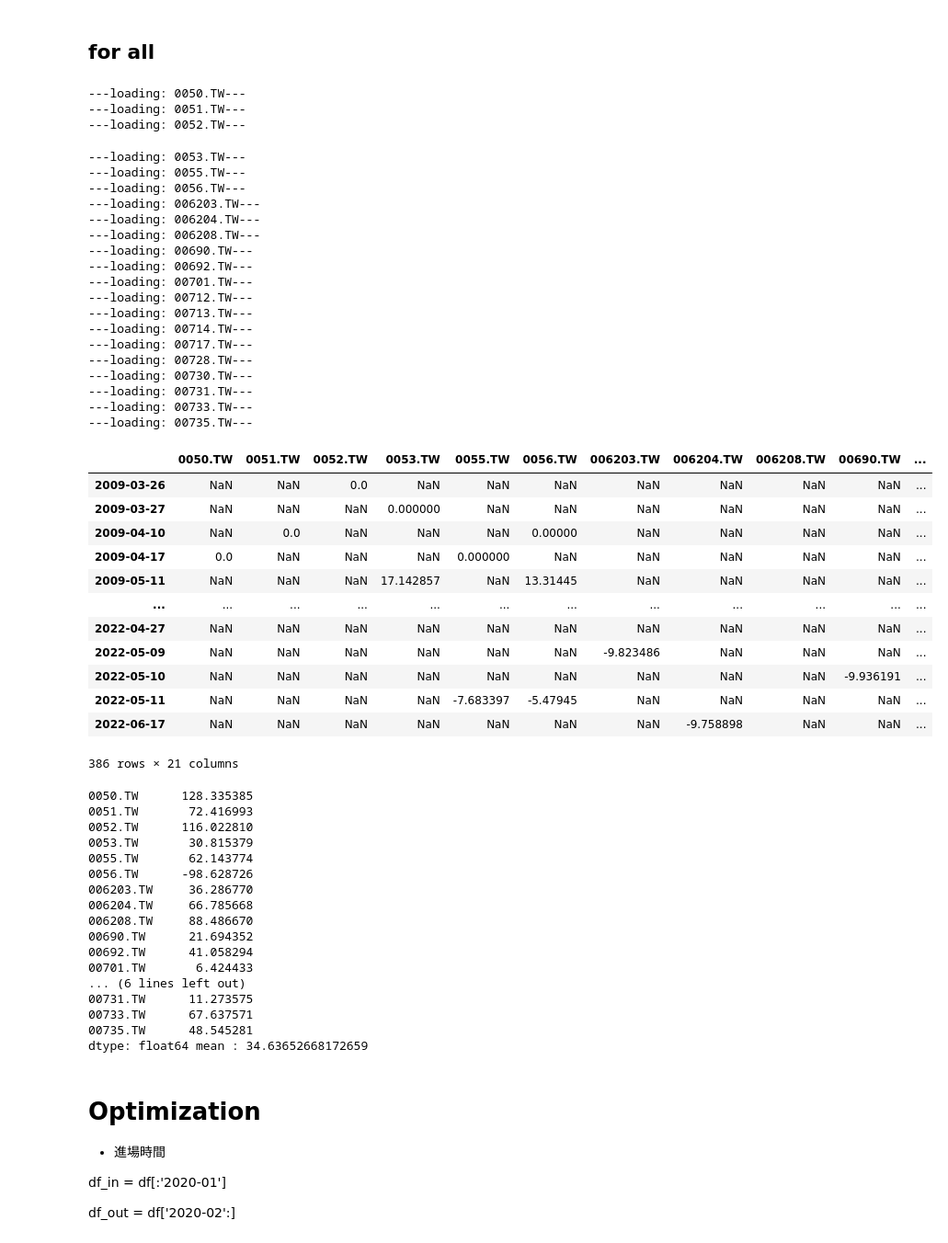
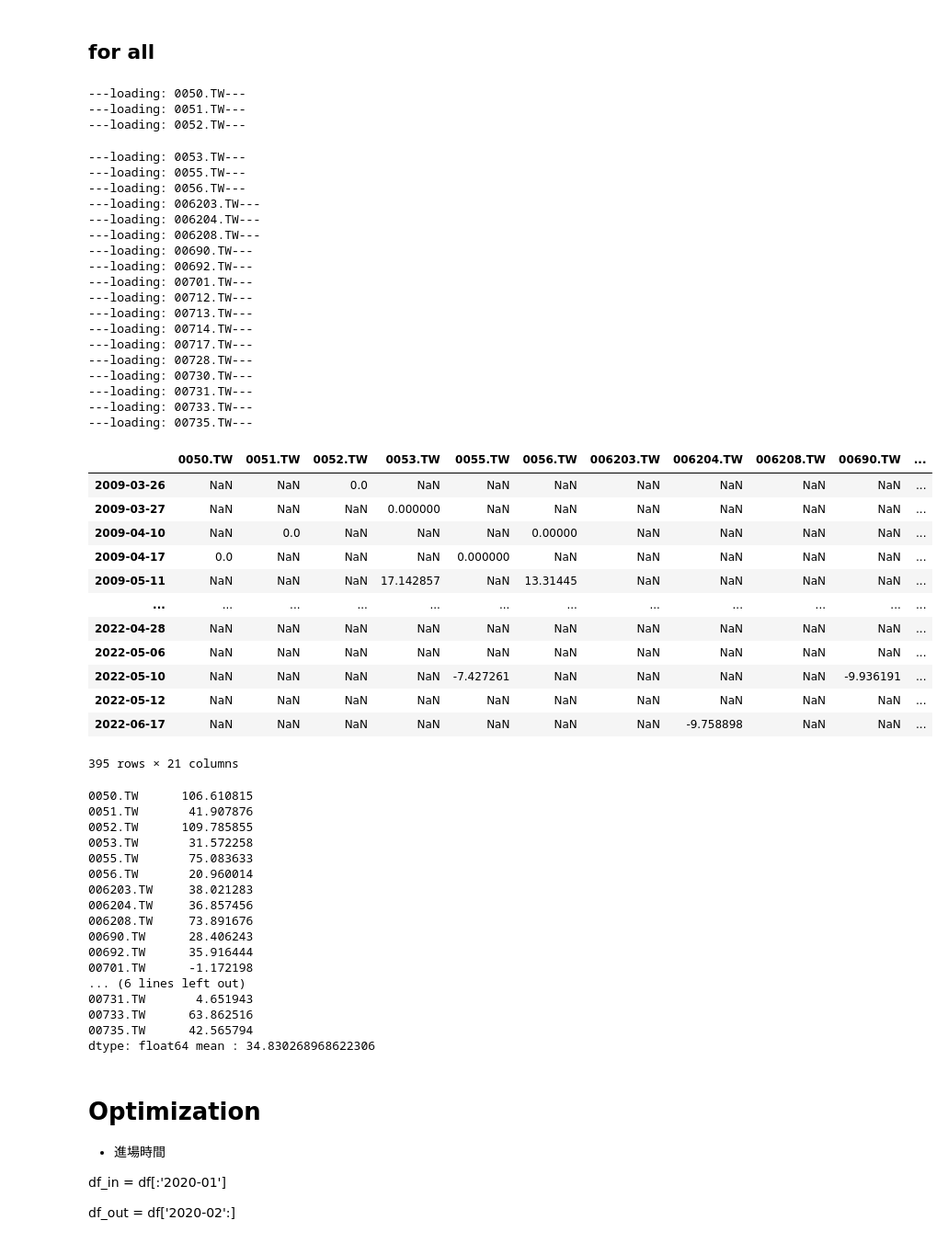
Before and after one commit to benson85560/yuanta, a Jupyter notebook: Dividend_Yield_Strategy.ipynb, the cells around one changed output. Shown at 92% size. Saved outputs shown, nothing was run; the diff lists cells and outputs as text; code cells hidden in the pictures.

```diff
--- a/Dividend_Yield_Strategy.ipynb
+++ b/Dividend_Yield_Strategy.ipynb
@@ -576,7 +576,7 @@ df = data.history(period='D', start='2008-1-1', end='2022-6-30')
 df = df.drop(columns = ['Dividends', 'Stock Splits'])
 df.columns = ['open', 'high', 'low', 'close', 'volume']
 df['EMA'] = abstract.EMA(df, timeperiod = 200)
-df['MACD'] = abstract.MACD(df, fastperiod=9, slowperiod=24, signalperiod=9)['macd']
+df['MACD'] = abstract.MACD(df, fastperiod=17, slowperiod=38, signalperiod=9)['macd']
 df['SAR'] = abstract.SAR(df)
 
 fund = 100 #初始有100元本金
@@ -697,7 +697,7 @@ for j in range(len(symbol_list)):
   df = df.drop(columns = ['Dividends', 'Stock Splits'])
   df.columns = ['open', 'high', 'low', 'close', 'volume']
   df['EMA'] = abstract.EMA(df, timeperiod = 200)
-  df['MACD'] = abstract.MACD(df, fastperiod=9, slowperiod=24, signalperiod=9)['macd']
+  df['MACD'] = abstract.MACD(df, fastperiod=17, slowperiod=38, signalperiod=9)['macd']
   df['SAR'] = abstract.SAR(df)
 
   fund = 100 #初始有100元本金
@@ -805,61 +805,61 @@ for j in range(len(symbol_list)):
 equity
 # %% [output]
 ---loading: 0050.TW---
 ---loading: 0051.TW---
 ---loading: 0052.TW---
 ---loading: 0053.TW---
 ---loading: 0055.TW---
 ---loading: 0056.TW---
 ---loading: 006203.TW---
 ---loading: 006204.TW---
 ---loading: 006208.TW---
 ---loading: 00690.TW---
 ---loading: 00692.TW---
 ---loading: 00701.TW---
 ---loading: 00712.TW---
 ---loading: 00713.TW---
 ---loading: 00714.TW---
 ---loading: 00717.TW---
 ---loading: 00728.TW---
 ---loading: 00730.TW---
 ---loading: 00731.TW---
 ---loading: 00733.TW---
 ---loading: 00735.TW---
 |  | 0050.TW | 0051.TW | 0052.TW | 0053.TW | 0055.TW | 0056.TW | 006203.TW | 006204.TW | 006208.TW | 00690.TW | ... |
 | 2009-03-26 | NaN | NaN | 0.0 | NaN | NaN | NaN | NaN | NaN | NaN | NaN | ... |
 | 2009-03-27 | NaN | NaN | NaN | 0.000000 | NaN | NaN | NaN | NaN | NaN | NaN | ... |
 | 2009-04-10 | NaN | 0.0 | NaN | NaN | NaN | 0.00000 | NaN | NaN | NaN | NaN | ... |
 | 2009-04-17 | 0.0 | NaN | NaN | NaN | 0.000000 | NaN | NaN | NaN | NaN | NaN | ... |
 | 2009-05-11 | NaN | NaN | NaN | 17.142857 | NaN | 13.31445 | NaN | NaN | NaN | NaN | ... |
 | ... | ... | ... | ... | ... | ... | ... | ... | ... | ... | ... | ... |
-| 2022-04-27 | NaN | NaN | NaN | NaN | NaN | NaN | NaN | NaN | NaN | NaN | ... |
-| 2022-05-09 | NaN | NaN | NaN | NaN | NaN | NaN | -9.823486 | NaN | NaN | NaN | ... |
-| 2022-05-10 | NaN | NaN | NaN | NaN | NaN | NaN | NaN | NaN | NaN | -9.936191 | ... |
-| 2022-05-11 | NaN | NaN | NaN | NaN | -7.683397 | -5.47945 | NaN | NaN | NaN | NaN | ... |
+| 2022-04-28 | NaN | NaN | NaN | NaN | NaN | NaN | NaN | NaN | NaN | NaN | ... |
+| 2022-05-06 | NaN | NaN | NaN | NaN | NaN | NaN | NaN | NaN | NaN | NaN | ... |
+| 2022-05-10 | NaN | NaN | NaN | NaN | -7.427261 | NaN | NaN | NaN | NaN | -9.936191 | ... |
+| 2022-05-12 | NaN | NaN | NaN | NaN | NaN | NaN | NaN | NaN | NaN | NaN | ... |
 | 2022-06-17 | NaN | NaN | NaN | NaN | NaN | NaN | NaN | -9.758898 | NaN | NaN | ... |
-386 rows × 21 columns
+395 rows × 21 columns
 # %%
 equity.fillna(0)
 df_ATC = equity.sum(axis = 0)
 print(df_ATC, f'mean : {df_ATC.mean()}')
 # %% [output]
-0050.TW      128.335385
-0051.TW       72.416993
-0052.TW      116.022810
-0053.TW       30.815379
-0055.TW       62.143774
-0056.TW      -98.628726
-006203.TW     36.286770
-006204.TW     66.785668
-006208.TW     88.486670
-00690.TW      21.694352
-00692.TW      41.058294
-00701.TW       6.424433
+0050.TW      106.610815
+0051.TW       41.907876
+0052.TW      109.785855
+0053.TW       31.572258
+0055.TW       75.083633
+0056.TW       20.960014
+006203.TW     38.021283
+006204.TW     36.857456
+006208.TW     73.891676
+00690.TW      28.406243
+00692.TW      35.916444
+00701.TW      -1.172198
 ... (6 lines left out)
-00731.TW      11.273575
-00733.TW      67.637571
-00735.TW      48.545281
-dtype: float64 mean : 34.63652668172659
+00731.TW       4.651943
+00733.TW      63.862516
+00735.TW      42.565794
+dtype: float64 mean : 34.830268968622306
 # %% [markdown]
 # Optimization
 
```
Also changed, not shown: parts of 4 cells of this notebook.
